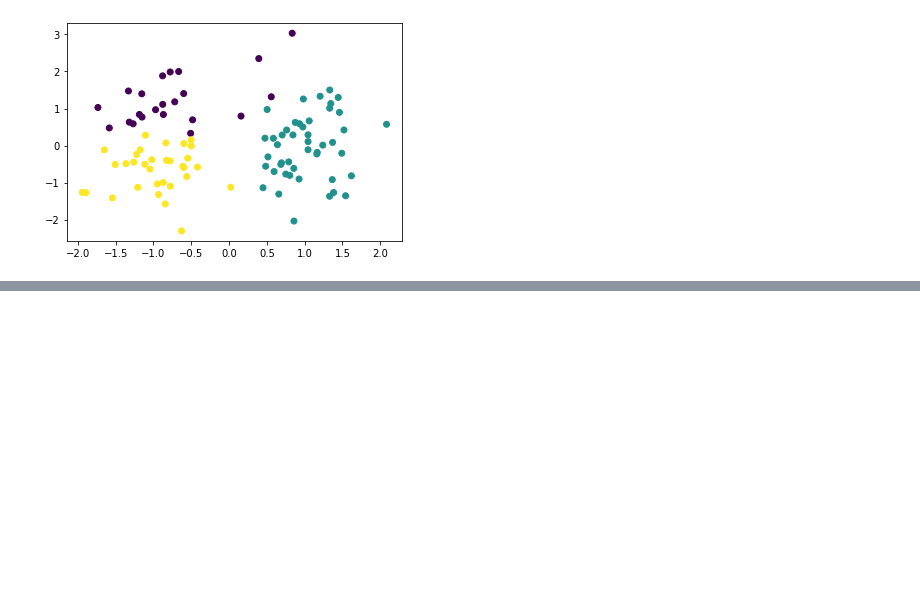
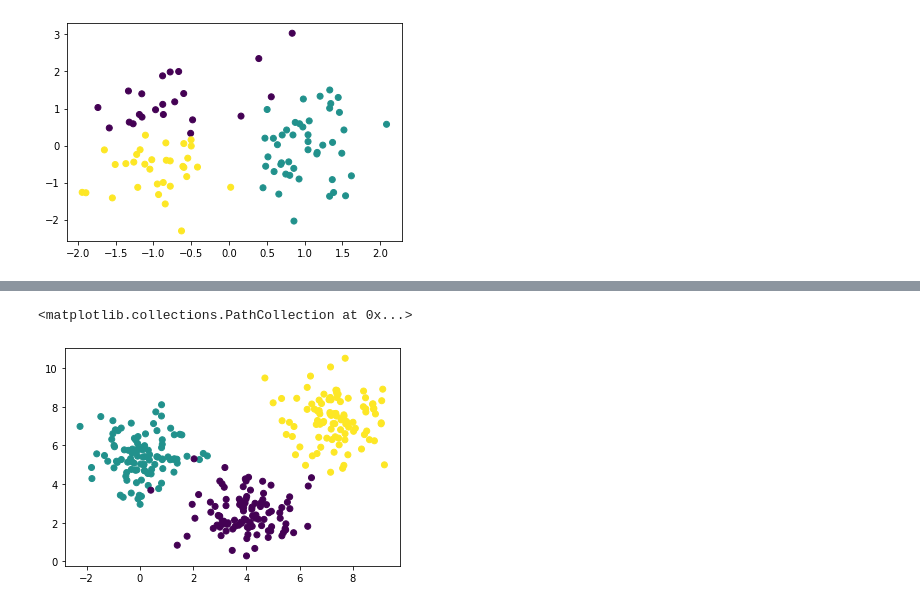
Before and after one commit to Stynic/train_ml_math, a Jupyter notebook: ml/low_level/module_7/notebook_7.ipynb, the cells around one changed output, grey strips where cells are left out. Saved outputs shown, nothing was run; the diff lists cells and outputs as text; code cells hidden in the pictures; blank space fills up the shorter version.

Commit message:
finished homework by clusterization
finished homework by clusterization

```diff
--- a/ml/low_level/module_7/notebook_7.ipynb
+++ b/ml/low_level/module_7/notebook_7.ipynb
@@ -178,0 +240,7 @@ AMI for clustering with the help of k-means: 0.6139
+# %%
+import pandas as pd
+import matplotlib.pyplot as plt
+
+clusters = pd.read_csv('7_10_clustering_hw.csv')
+X = clusters.iloc[:, [0,1]]
+y = clusters.loc[:, 'y']
@@ -178,0 +263,5 @@ AMI for clustering with the help of k-means: 0.6139
+# %%
+plt.scatter(X.iloc[:, 0], X.iloc[:, 1], c=y)
+# %% [output]
+<matplotlib.collections.PathCollection at 0x...>
+[figure, added]
```
Also changed, not shown: parts of 14 cells of this notebook.
